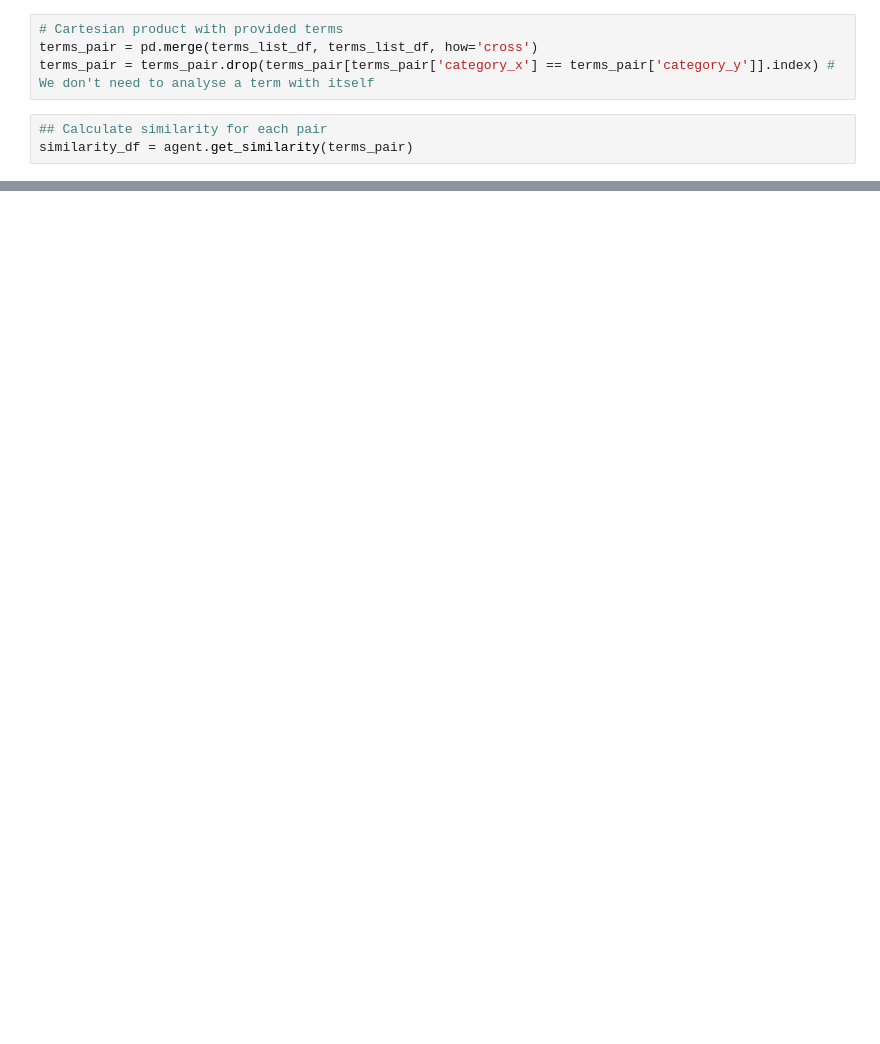
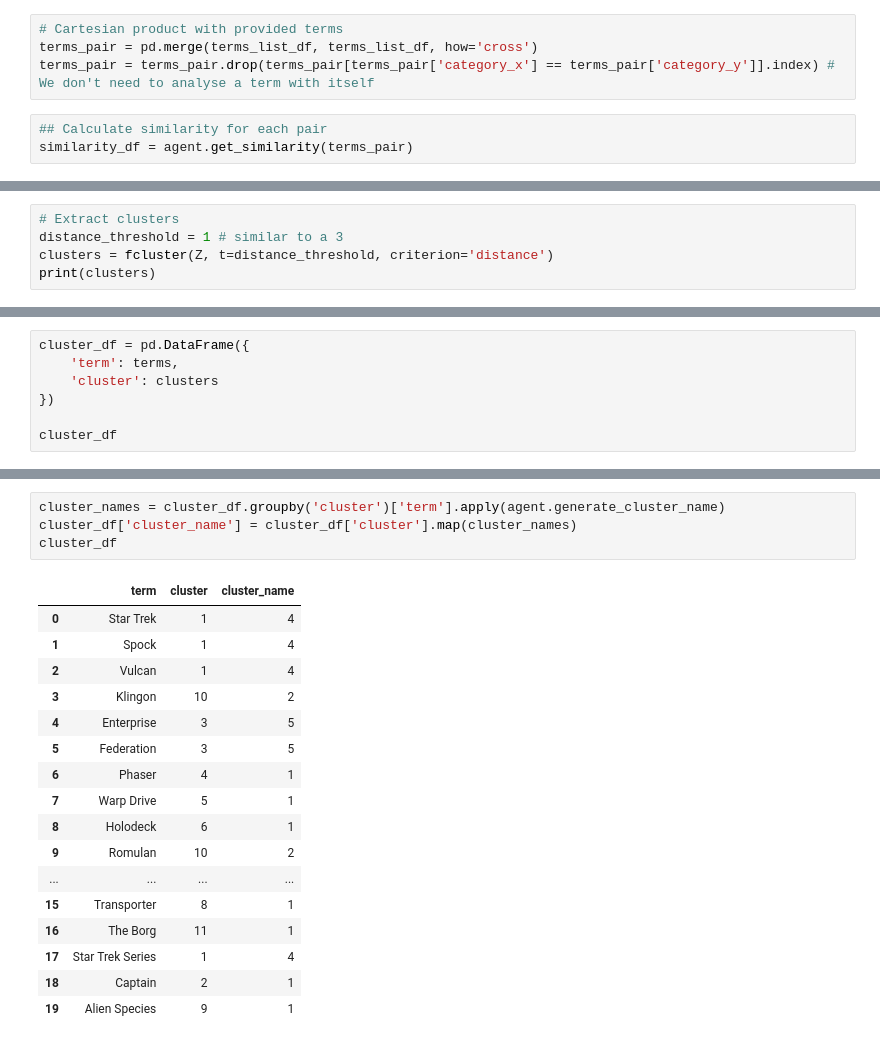
Before and after one commit to pmags/thesis-llml-onthology, a Jupyter notebook: notebooks/naive_approach.ipynb, the cells around one changed output, grey strips where cells are left out. Cells and saved outputs as stored; diff of their text form; blank space fills up the shorter version.

```diff
--- a/notebooks/naive_approach.ipynb
+++ b/notebooks/naive_approach.ipynb
@@ -215,0 +190,5 @@ plt.show()
+# %%
+# Extract clusters
+distance_threshold = 1 # similar to a 3
+clusters = fcluster(Z, t=distance_threshold, criterion='distance')
+print(clusters)
@@ -215,0 +197,7 @@ plt.show()
+# %%
+cluster_df = pd.DataFrame({
+    'term': terms,
+    'cluster': clusters
+})
+
+cluster_df
@@ -215,0 +222,22 @@ plt.show()
+# %%
+cluster_names = cluster_df.groupby('cluster')['term'].apply(agent.generate_cluster_name)
+cluster_df['cluster_name'] = cluster_df['cluster'].map(cluster_names)
+cluster_df
+# %% [output]
+|  | term | cluster | cluster_name |
+| 0 | Star Trek | 1 | 4 |
+| 1 | Spock | 1 | 4 |
+| 2 | Vulcan | 1 | 4 |
+| 3 | Klingon | 10 | 2 |
+| 4 | Enterprise | 3 | 5 |
+| 5 | Federation | 3 | 5 |
+| 6 | Phaser | 4 | 1 |
+| 7 | Warp Drive | 5 | 1 |
+| 8 | Holodeck | 6 | 1 |
+| 9 | Romulan | 10 | 2 |
+| ... | ... | ... | ... |
+| 15 | Transporter | 8 | 1 |
+| 16 | The Borg | 11 | 1 |
+| 17 | Star Trek Series | 1 | 4 |
+| 18 | Captain | 2 | 1 |
+| 19 | Alien Species | 9 | 1 |
```
Also changed, not shown: parts of 12 cells of this notebook, 4 other files.
